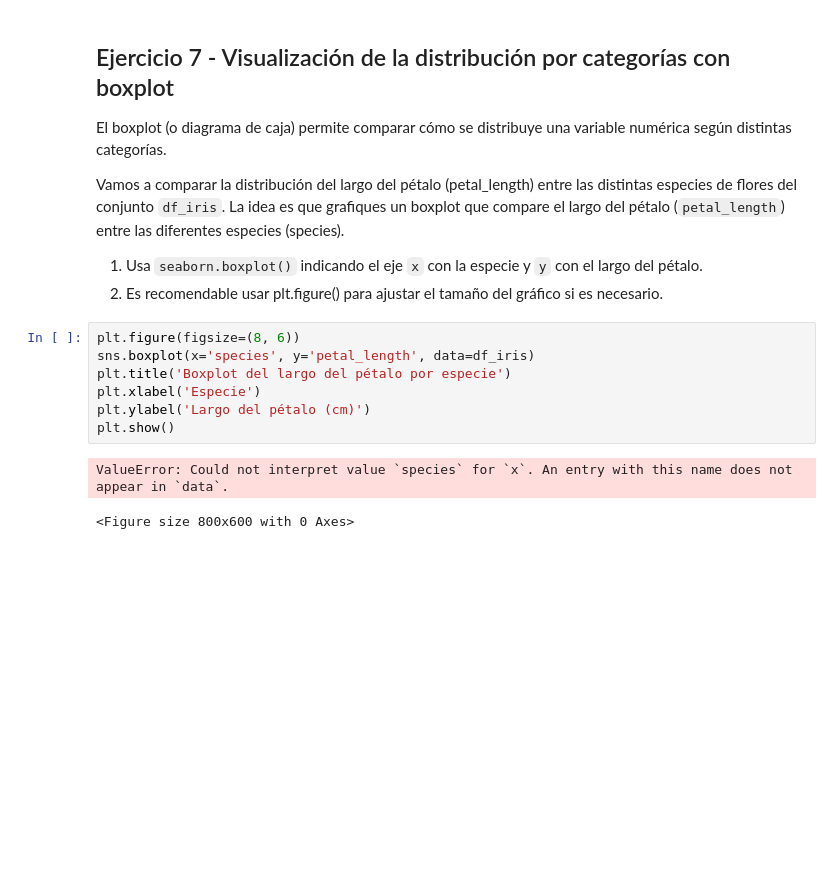
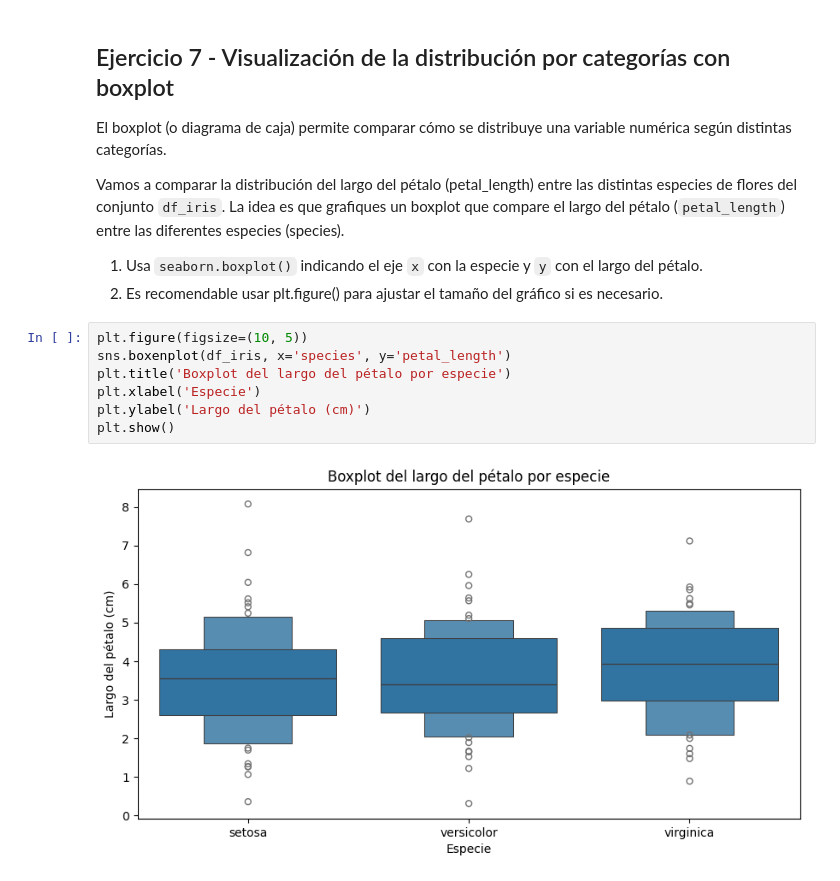
Before and after one commit to Brenda-Carloni/visualization-exercises-with-matplot-and-seaborn, a Jupyter notebook: notebook/solutions.es.ipynb, the cells around one changed output. Saved outputs shown, nothing was run; the diff lists cells and outputs as text; blank space fills up the shorter version.

```diff
--- a/notebook/solutions.es.ipynb
+++ b/notebook/solutions.es.ipynb
@@ -241,12 +241,11 @@ Vamos a comparar la distribución del largo del pétalo (petal_length) entre las
 1. Usa `seaborn.boxplot()` indicando el eje `x` con la especie y `y` con el largo del pétalo.
 2. Es recomendable usar plt.figure() para ajustar el tamaño del gráfico si es necesario.
 # %%
-plt.figure(figsize=(8, 6))
-sns.boxplot(x='species', y='petal_length', data=df_iris)
+plt.figure(figsize=(10, 5))
+sns.boxenplot(df_iris, x='species', y='petal_length')
 plt.title('Boxplot del largo del pétalo por especie')
 plt.xlabel('Especie')
 plt.ylabel('Largo del pétalo (cm)')
 plt.show()
 # %% [output]
-ValueError: Could not interpret value `species` for `x`. An entry with this name does not appear in `data`.
-<Figure size 800x600 with 0 Axes>
+[figure, added]
```
Also changed, not shown: parts of 5 cells of this notebook.
